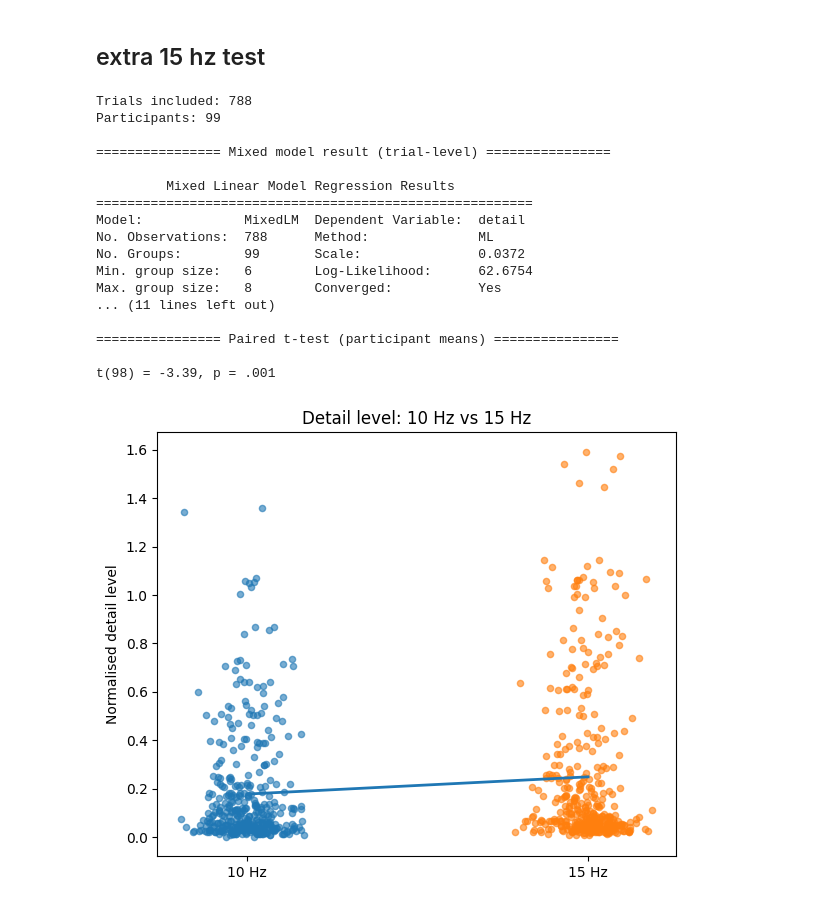
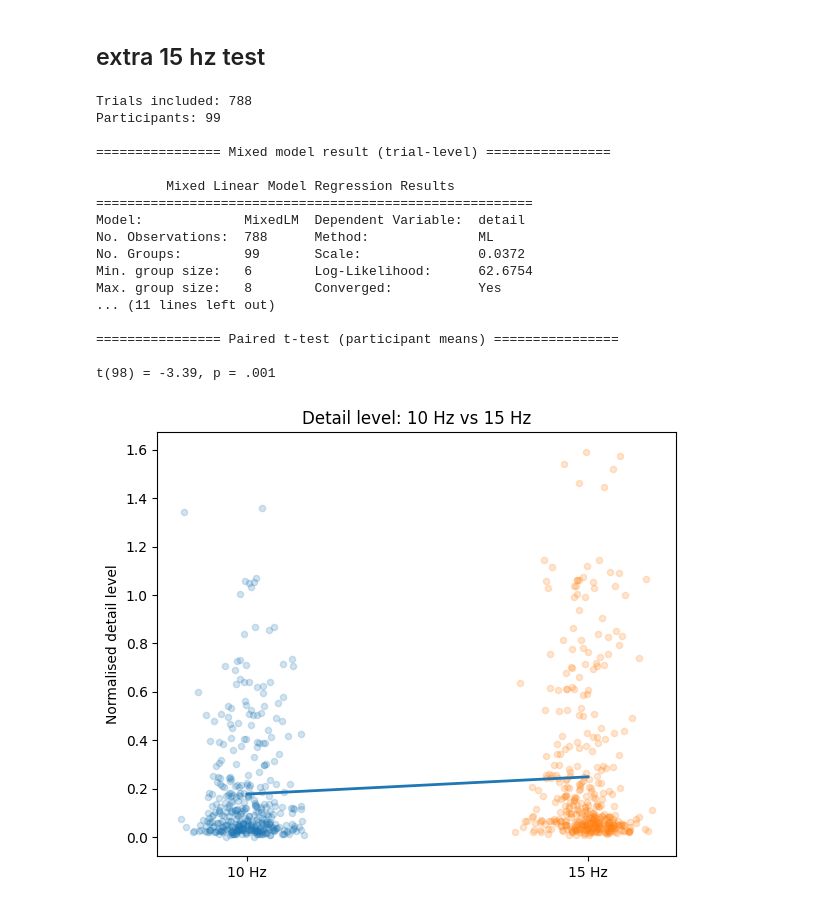
Before and after one commit to trevorhewitt/vizex_replication, a Jupyter notebook: 010_notebooks/035_feature_experimetnal_analysis.ipynb, the cells around one changed output. Drawn from its saved outputs; the diff is of its cells as text; code cells hidden in the pictures.

```diff
--- a/010_notebooks/035_feature_experimetnal_analysis.ipynb
+++ b/010_notebooks/035_feature_experimetnal_analysis.ipynb
@@ -483,7 +483,7 @@ def run_detail_10_vs_15(datasets):
     for i, hz in enumerate([10, 15]):
         vals = df.loc[df["condition_hz"] == hz, "detail"].to_numpy()
         xs = x_pos[i] + rng.normal(0, jitter, size=len(vals))
-        ax.scatter(xs, vals, alpha=0.6, s=20)
+        ax.scatter(xs, vals, alpha=0.2, s=20)
 
     means_raw = df.groupby("condition_hz")["detail"].mean()
     ax.plot(x_pos, means_raw.loc[[10,15]], linewidth=2)
@@ -512,32 +512,32 @@ def run_detail_10_vs_15(datasets):
     ax.set_xticklabels(["10 Hz", "15 Hz"])
     ax.set_ylabel("Participant-mean detail level")
     ax.set_title("Participant means (paired)")
 
     plt.tight_layout()
     plt.show()
 
     return m, means
 
 
 # ---------------- RUN ----------------
 detail_10_15_model, detail_10_15_means = run_detail_10_vs_15(datasets)
 # %% [output]
 Trials included: 788
 Participants: 99
 
 ================ Mixed model result (trial-level) ================
 
          Mixed Linear Model Regression Results
 ========================================================
 Model:             MixedLM  Dependent Variable:  detail
 No. Observations:  788      Method:              ML
 No. Groups:        99       Scale:               0.0372
 Min. group size:   6        Log-Likelihood:      62.6754
 Max. group size:   8        Converged:           Yes
 ... (11 lines left out)
 
 ================ Paired t-test (participant means) ================
 
 t(98) = -3.39, p = .001
-[figure, old version]
+[figure, new version]
 [figure]
```
Also changed, not shown: parts of 1 cell of this notebook.
